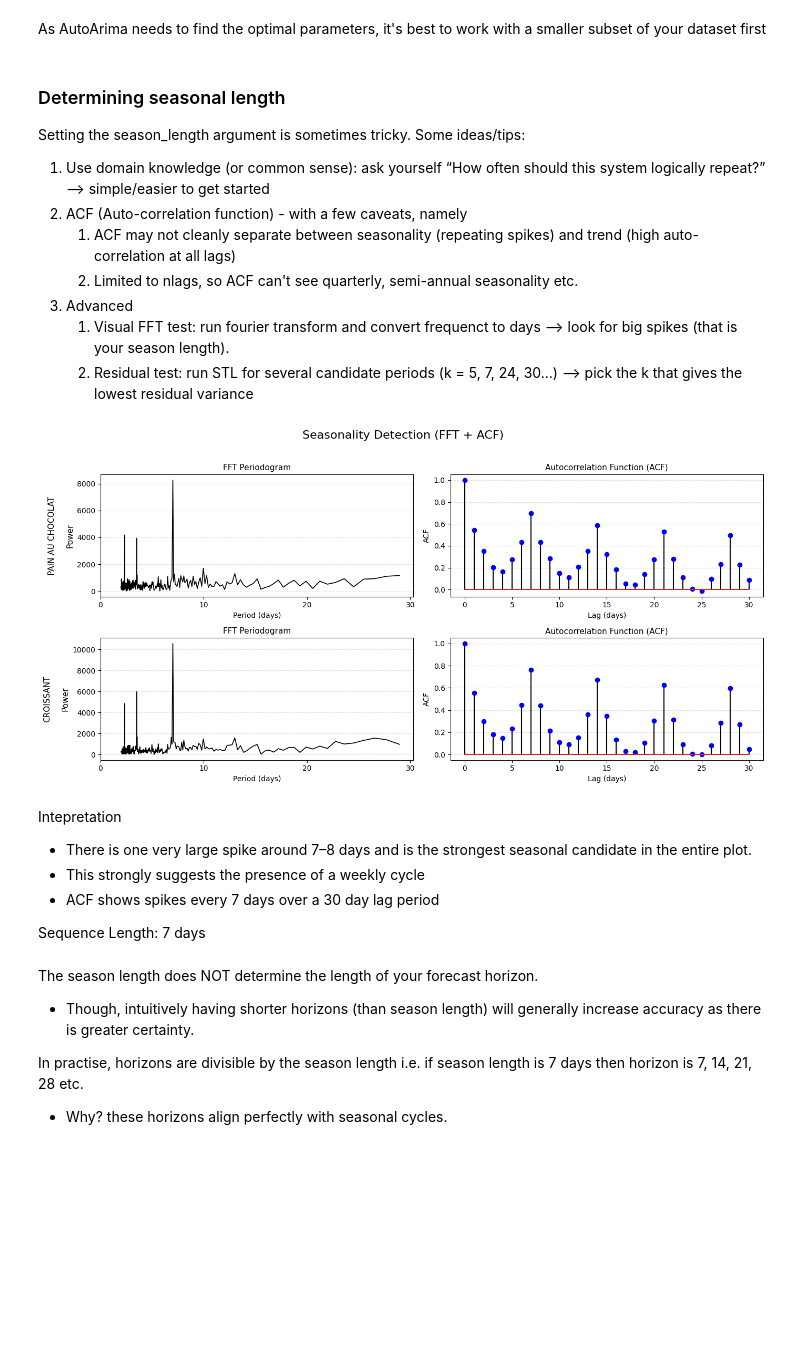
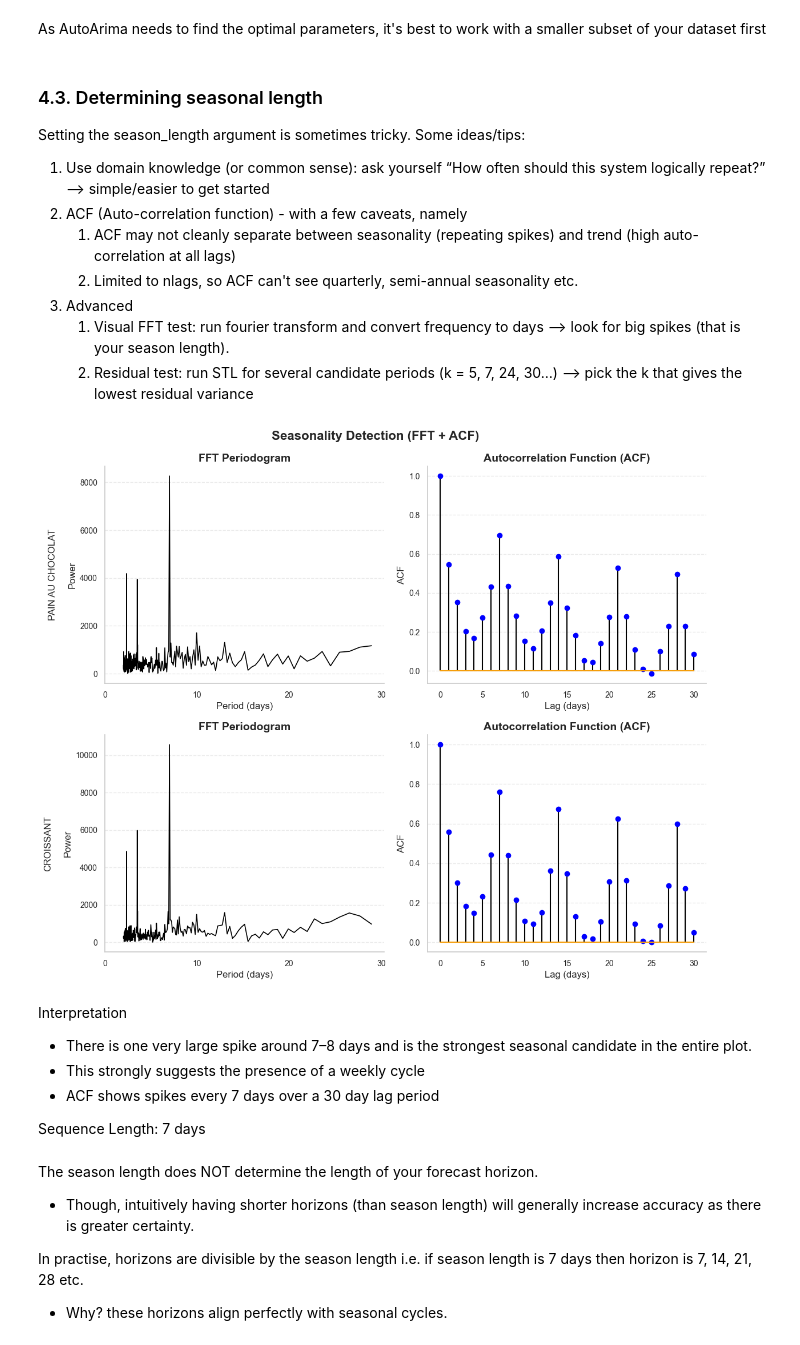
Before and after one commit to toby-gardner-ai/uc-berkeley-aiml-course, a Jupyter notebook: notebooks/Mod10_Time_Series_simple.ipynb, the cells around one changed output. Drawn from its saved outputs; the diff is of its cells as text; code cells hidden in the pictures; blank space fills up the shorter version.

```diff
--- a/notebooks/Mod10_Time_Series_simple.ipynb
+++ b/notebooks/Mod10_Time_Series_simple.ipynb
@@ -19,3 +78,11 @@ from utilsforecast.losses import *
 
 import warnings
 warnings.filterwarnings("ignore")
+# %%
+# ── Visualization Style ──────────────────────────────────────────────
+import sys
+import pathlib
+parent=pathlib.Path.cwd().parent
+sys.path.insert(0,str(parent))
+from helpers.visuals import configure_style
+FIG = configure_style()
@@ -45,13 +118,11 @@ df_baked_items[df_baked_items['count'] == df_baked_items['count'].max()].sort_va
 # %% [markdown]
 For ease of analysis, lets select two baked items where we have identical no. of timeseries observations and similar total volume
 # %%
-import matplotlib.pyplot as plt
-
 # Filter last 90 days per item
 pain_choc_df     = df[df['unique_id'] == "PAIN AU CHOCOLAT"].tail(90)
 croissant_df  = df[df['unique_id'] == "CROISSANT"].tail(90)
 
-fig, ax = plt.subplots(figsize=(14, 4))
+fig, ax = plt.subplots(figsize=FIG.SINGLE)
 
 ax.plot(pain_choc_df['ds'], pain_choc_df['y'], label="PAIN AU CHOCOLAT")
 ax.plot(croissant_df['ds'], croissant_df['y'], label="CROISSANT")
@@ -186,11 +269,8 @@ stationary_test.head()
 # %%
-import numpy as np
-import matplotlib.pyplot as plt
-
 items = ["PAIN AU CHOCOLAT", "CROISSANT"]
 transforms = ["Log(series)", "Log Difference", "1st Diff", "2nd Diff"]
 
-fig, axes = plt.subplots(len(items), 4, figsize=(18, 6), sharex=False)
+fig, axes = plt.subplots(len(items), 4, figsize=FIG.GRID_3x2, sharex=False)
 axes = axes.reshape(len(items), 4)
 
 for i, item in enumerate(items):
@@ -216,7 +296,7 @@ for i, item in enumerate(items):
     axes[i, 0].set_ylabel(item)
 
 # Global formatting
-plt.suptitle("Transformation Effects on y (Sales Volume)", fontsize=18)
+plt.suptitle("Transformation Effects on y (Sales Volume)")
 plt.tight_layout()
 plt.show()
 # %% [output]
@@ -267,7 +349,7 @@ As AutoArima needs to find the optimal parameters, it's best to work with a smal
 #train_df_sml = train_df[train_df["unique_id"].isin(unique_ids)]
 #test_df_sml = test_df[test_df["unique_id"].isin(unique_ids)]
 # %% [markdown]
-### Determining seasonal length
+### 4.3. Determining seasonal length <a id='4-3-det-seasonal-length'></a>
 
 Setting the season_length argument is sometimes tricky. Some ideas/tips:
 1. Use domain knowledge (or common sense): ask yourself “How often should this system logically repeat?” --> simple/easier to get started
@@ -275,7 +357,7 @@ Setting the season_length argument is sometimes tricky. Some ideas/tips:
    1. ACF may not cleanly separate between seasonality (repeating spikes) and trend (high auto-correlation at all lags)
    2. Limited to nlags, so ACF can't see quarterly, semi-annual seasonality etc.
 3. Advanced
-   1. Visual FFT test: run fourier transform and convert frequenct to days --> look for big spikes (that is your season length).
+   1. Visual FFT test: run fourier transform and convert frequency to days --> look for big spikes (that is your season length).
    2. Residual test: run STL for several candidate periods (k = 5, 7, 24, 30…) --> pick the k that gives the lowest residual variance
 # %%
 from statsmodels.tsa.stattools import acf
@@ -284,5 +364,6 @@ from plotnine import ggplot, aes, geom_line, labs, scale_x_log10, theme_minimal
 # %%
-def visualise_fft(ts, ax, max_period=90):
+def visualise_fft(ts, ax: plt.Axes, max_period: int = 90) -> None:
+    """Visualise fft."""
     n = len(ts)
     fft_vals = np.fft.fft(ts - ts.mean())
     fft_freq = np.fft.fftfreq(n)
@@ -304,7 +385,7 @@ def visualise_fft(ts, ax, max_period=90):
 
     ax.plot(period, power, color="black", linewidth=1.2)
 
-    ax.set_title("FFT Periodogram", fontsize=11)
+    ax.set_title("FFT Periodogram")
     ax.set_xlabel("Period (days)")
     ax.set_ylabel("Power")
 
@@ -314,44 +395,45 @@ def visualise_fft(ts, ax, max_period=90):
     ax.grid(False)
     ax.grid(axis="y", linestyle="--", alpha=0.4)
 
-def visualise_acf(ts, ax, nlags=30):
+def visualise_acf(ts, ax: plt.Axes, nlags: int = 30) -> None:
+    """Visualise acf."""
     acf_vals = acf(ts.dropna(), fft=True, nlags=nlags)
 
     ax.stem(range(len(acf_vals)), acf_vals, linefmt='black', markerfmt='bo')
 
-    ax.set_title("Autocorrelation Function (ACF)", fontsize=11)
+    ax.set_title("Autocorrelation Function (ACF)")
     ax.set_xlabel("Lag (days)")
     ax.set_ylabel("ACF")
 
     ax.grid(False)
     ax.grid(axis="y", linestyle="--", alpha=0.4)
 
 
 
 items = ["PAIN AU CHOCOLAT", "CROISSANT"]
 
-fig, axes = plt.subplots(len(items), 2, figsize=(14, 7))
+fig, axes = plt.subplots(len(items), 2, figsize=FIG.GRID_2x2)
 
 for i, item in enumerate(items):
     ts = df[df["unique_id"] == item]["y"].dropna()
 
     # FFT (left column)
     visualise_fft(ts, axes[i, 0], max_period=30)
 
     # ACF (right column)
     visualise_acf(ts, axes[i, 1], nlags=30)
 
     # label row on left
-    axes[i, 0].set_ylabel(f"{item}\n\nPower", fontsize=11)
+    axes[i, 0].set_ylabel(f"{item}\n\nPower")
 
 
-plt.suptitle("Seasonality Detection (FFT + ACF)", fontsize=16)
-plt.tight_layout(rect=[0, 0, 1, 0.96])
+plt.suptitle("Seasonality Detection (FFT + ACF)")
+plt.tight_layout()
 plt.show()
 # %% [output]
-[figure, old version]
+[figure, new version]
 # %% [markdown]
-Intepretation
+Interpretation
 - There is one very large spike around 7–8 days and is the strongest seasonal candidate in the entire plot.
 - This strongly suggests the presence of a weekly cycle
 - ACF shows spikes every 7 days over a 30 day lag period
```
Also changed, not shown: parts of 30 cells of this notebook, 5 other files.
